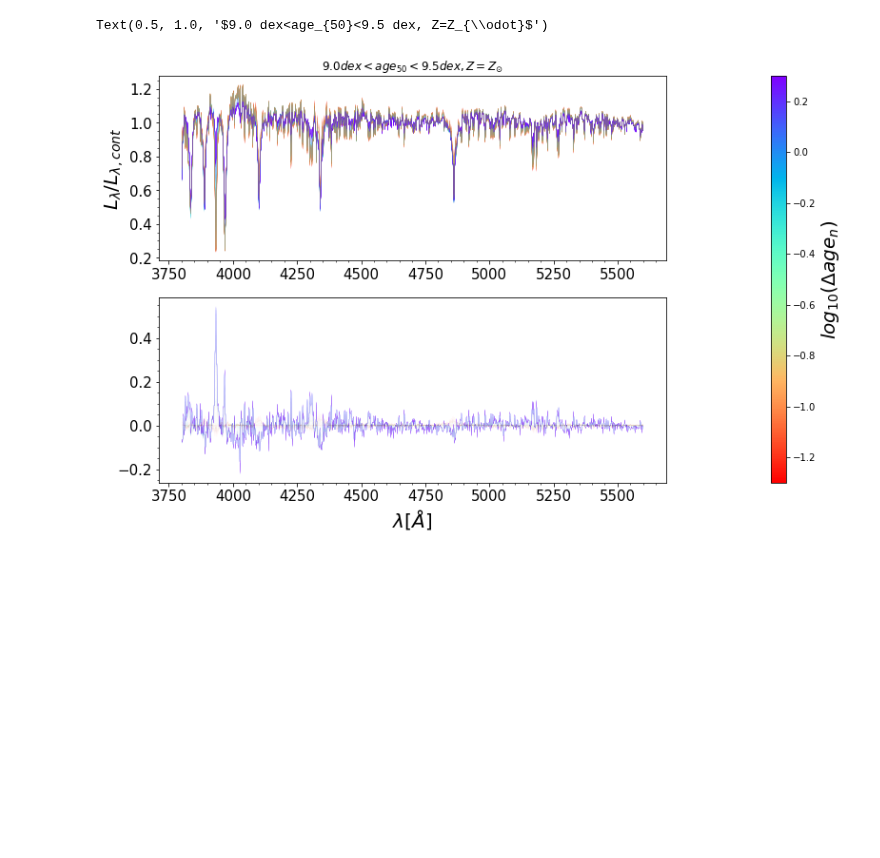
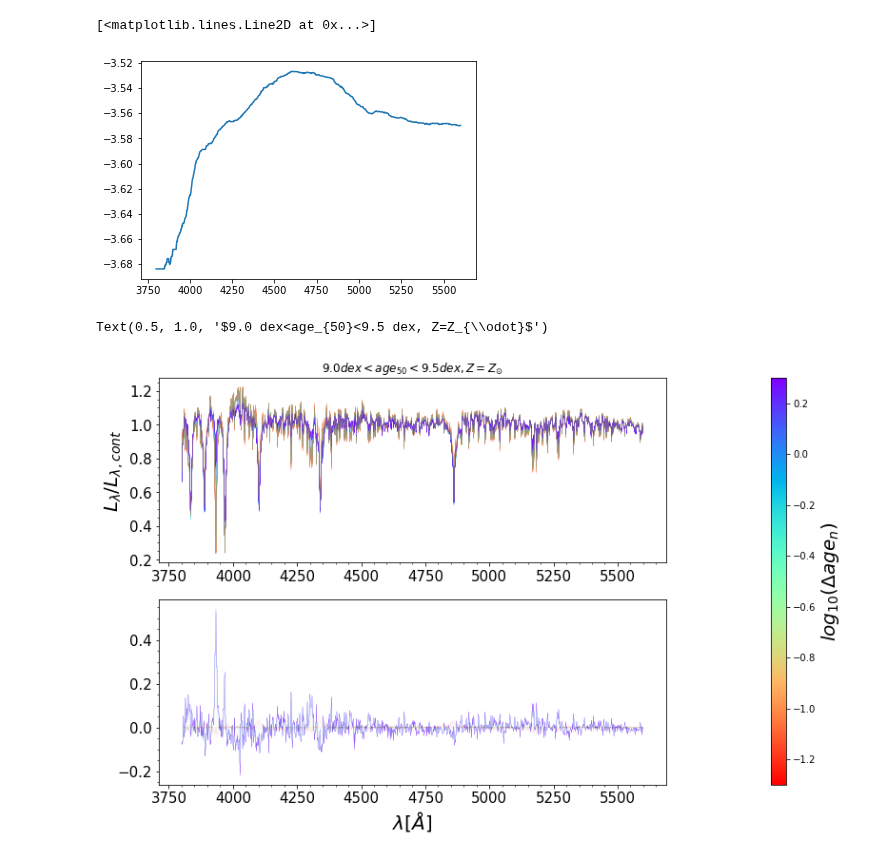
Before and after one commit to edoardorossi3/TESIedo_git, a Jupyter notebook: tesi_py/article.ipynb, the cells around one changed output. Saved outputs shown, nothing was run; the diff lists cells and outputs as text; code cells hidden in the pictures; blank space fills up the shorter version.

```diff
--- a/tesi_py/article.ipynb
+++ b/tesi_py/article.ipynb
@@ -10,7 +10,9 @@ from matplotlib.colors import ListedColormap, BoundaryNorm, Normalize
 import matplotlib.colorbar as clb
 import function_plot as f_plt
 # %%
-work_dir='/export/home/extragal/zibetti/no_ownCloud/SteMaGE/data/SEDlibraries/Sandage_v4.1_Zfix_noburst_cb16MILES_1M/'
+#work_dir='/export/home/extragal/zibetti/no_ownCloud/SteMaGE/data/SEDlibraries/Sandage_v4.1_Zfix_noburst_cb16MILES_1M/'
+work_dir='/export/home/extragal/zibetti/ownCloud_Arcetri/SteMaGE/data/SEDlibraries/Sandage_v4.1_Zfix_noburst_cb16MILES_1M/'
+
 f_name=work_dir+'sandage_varZ_v4.1_m62fix_noburst_1M_spec_dcombnull_001.fits'
 f_par=work_dir+'sandage_varZ_v4.1_m62fix_noburst_1M_spec_dcombnull_001_physpar_wagef.fits'
 # %%
@@ -65,6 +67,11 @@ for i_chunk in range(0,50):
 
 dage_n_sub=dage_n[sel_models]
 idx_ref=np.argmin(dage_n_sub)
+# %%
+plt.plot(wl_sel, np.log10(scind.median_filter(matrix_spec[idx_ref, ...], size=500)))
+# %% [output]
+[<matplotlib.lines.Line2D at 0x...>]
+[figure, added]
 # %%
 cm2inch = 1/2.54
 widths=[5,0.15]
```
Also changed, not shown: 1 other file.
